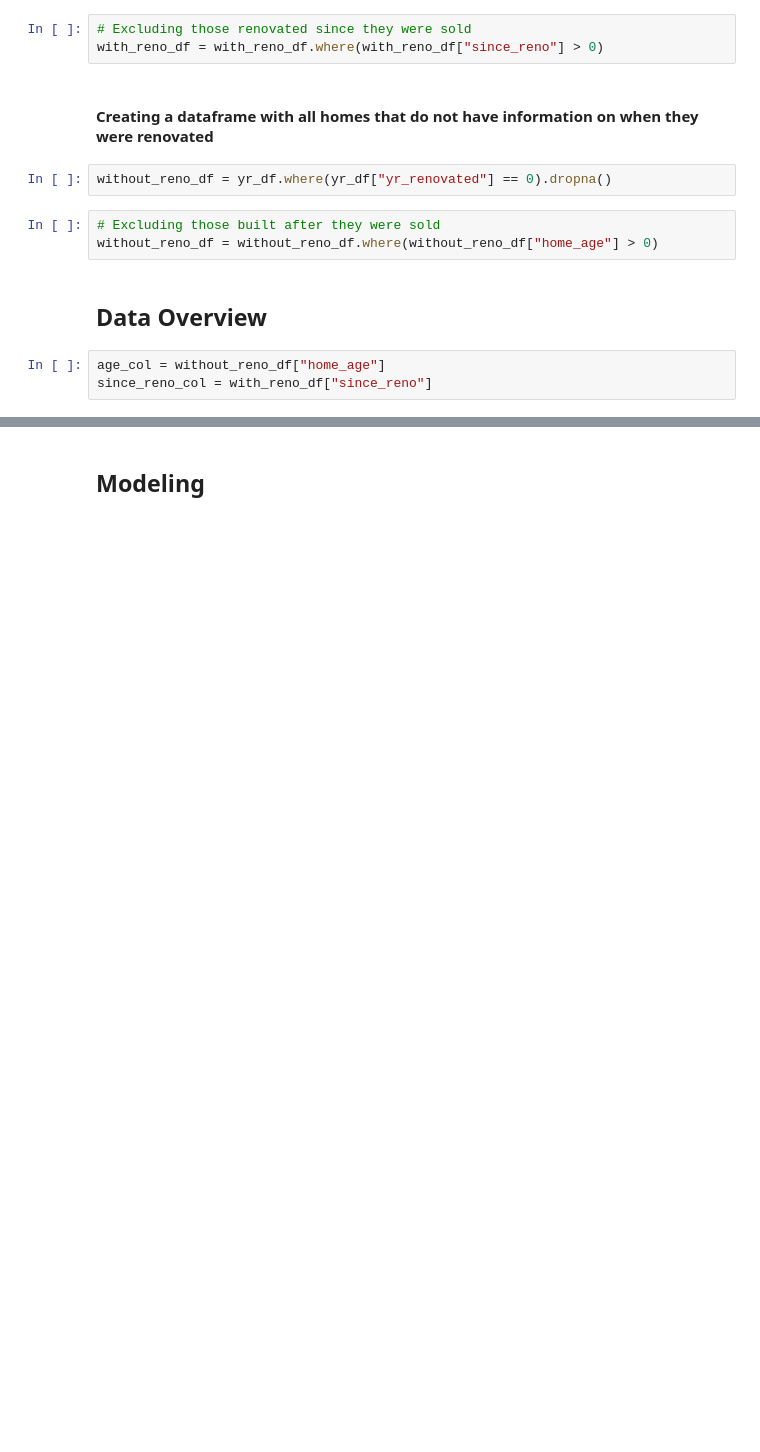
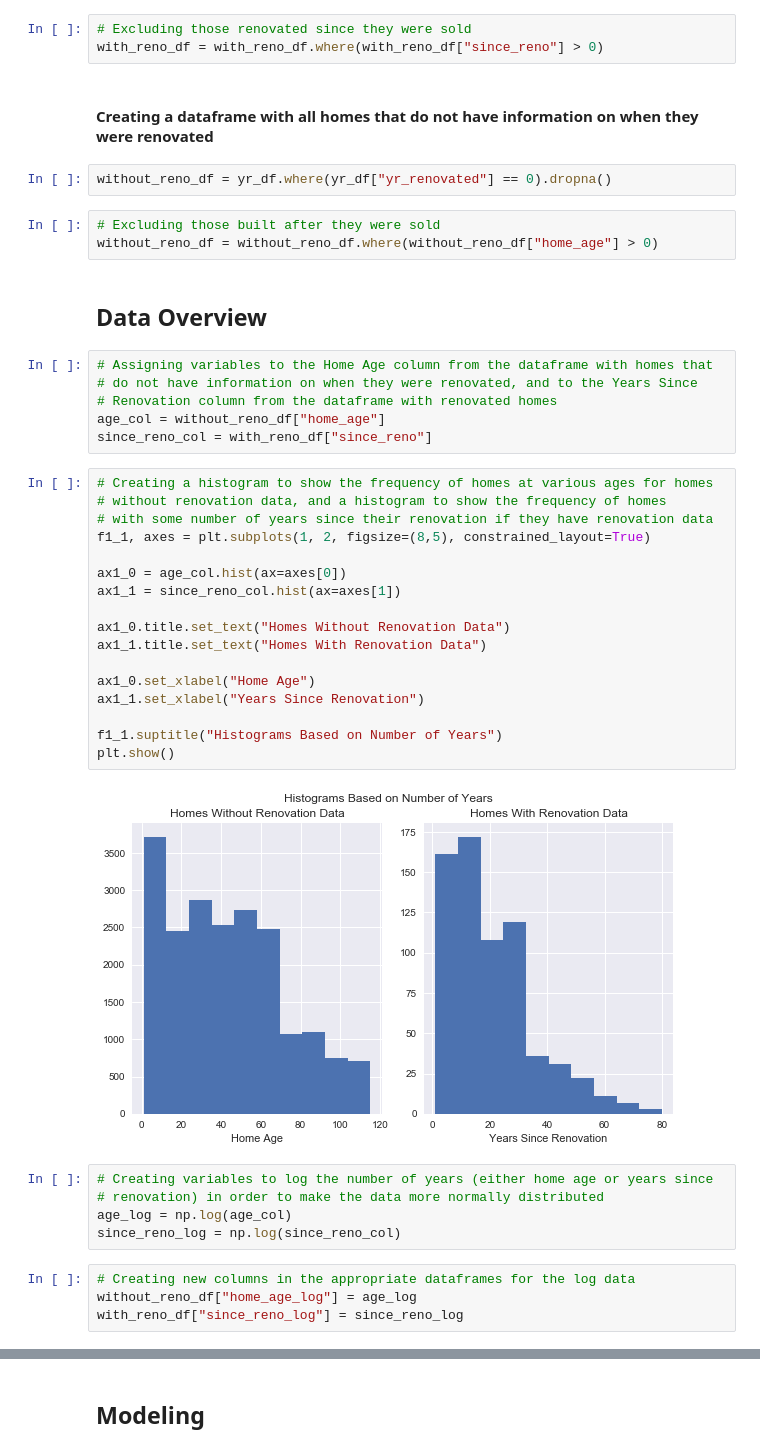
Before and after one commit to lindseyberlin/houston-ds-042219-mod1-project, a Jupyter notebook: Question2_YrRenovatedImpact.ipynb, the cells around one changed output, grey strips where cells are left out. Drawn from its saved outputs; the diff is of its cells as text; blank space fills up the shorter version.

```diff
--- a/Question2_YrRenovatedImpact.ipynb
+++ b/Question2_YrRenovatedImpact.ipynb
@@ -55,7 +55,38 @@ without_reno_df = yr_df.where(yr_df["yr_renovated"] == 0).dropna()
 without_reno_df = without_reno_df.where(without_reno_df["home_age"] > 0)
 # %% [markdown]
 ## Data Overview
-# %%
-age_col = without_reno_df["home_age"]
-since_reno_col = with_reno_df["since_reno"]
+# %%
+# Assigning variables to the Home Age column from the dataframe with homes that
+# do not have information on when they were renovated, and to the Years Since
+# Renovation column from the dataframe with renovated homes
+age_col = without_reno_df["home_age"]
+since_reno_col = with_reno_df["since_reno"]
+# %%
+# Creating a histogram to show the frequency of homes at various ages for homes
+# without renovation data, and a histogram to show the frequency of homes
+# with some number of years since their renovation if they have renovation data
+f1_1, axes = plt.subplots(1, 2, figsize=(8,5), constrained_layout=True)
+
+ax1_0 = age_col.hist(ax=axes[0])
+ax1_1 = since_reno_col.hist(ax=axes[1])
+
+ax1_0.title.set_text("Homes Without Renovation Data")
+ax1_1.title.set_text("Homes With Renovation Data")
+
+ax1_0.set_xlabel("Home Age")
+ax1_1.set_xlabel("Years Since Renovation")
+
+f1_1.suptitle("Histograms Based on Number of Years")
+plt.show()
+# %% [output]
+[figure, added]
+# %%
+# Creating variables to log the number of years (either home age or years since
+# renovation) in order to make the data more normally distributed
+age_log = np.log(age_col)
+since_reno_log = np.log(since_reno_col)
+# %%
+# Creating new columns in the appropriate dataframes for the log data
+without_reno_df["home_age_log"] = age_log
+with_reno_df["since_reno_log"] = since_reno_log
 # %%
```
Also changed, not shown: parts of 12 cells of this notebook, 1 other file.
